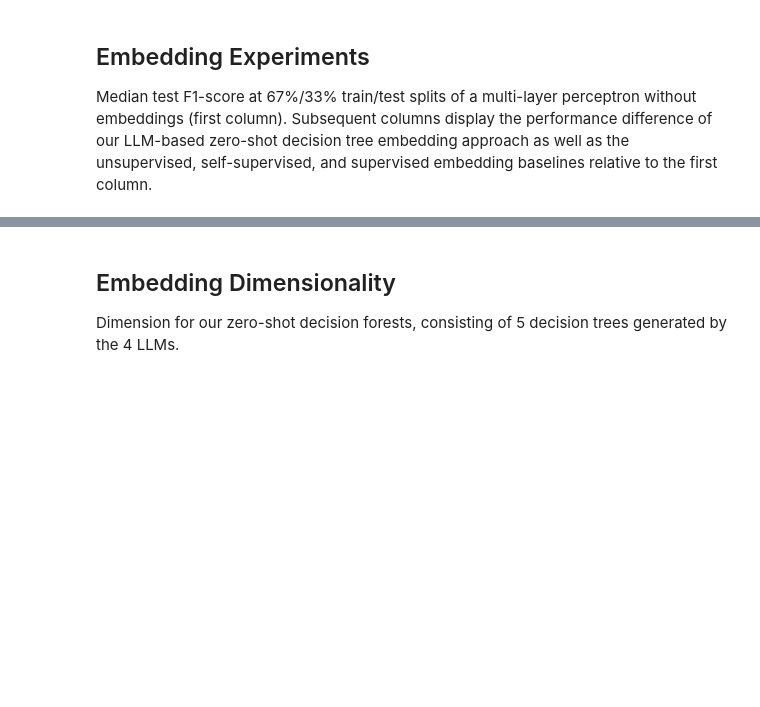
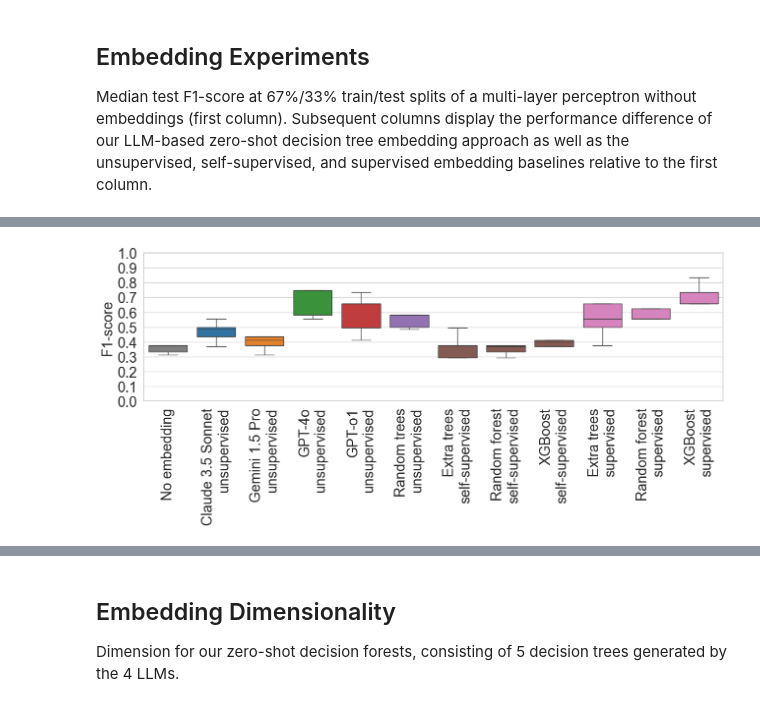
Before and after one commit to steroSterka/llm-trees, a Jupyter notebook: ecml_evalutation.ipynb, the cells around one changed output, grey strips where cells are left out. Saved outputs shown, nothing was run; the diff lists cells and outputs as text; code cells hidden in the pictures; blank space fills up the shorter version.

```diff
--- a/ecml_evalutation.ipynb
+++ b/ecml_evalutation.ipynb
@@ -91,0 +107,4 @@ Embedding Results (F1-Score)
+# %%
+save_plot("embedding","f1_score","67/33","acl","boxplot")
+# %% [output]
+[figure, added]
```
Also changed, not shown: parts of 22 cells of this notebook, 1 other file.
